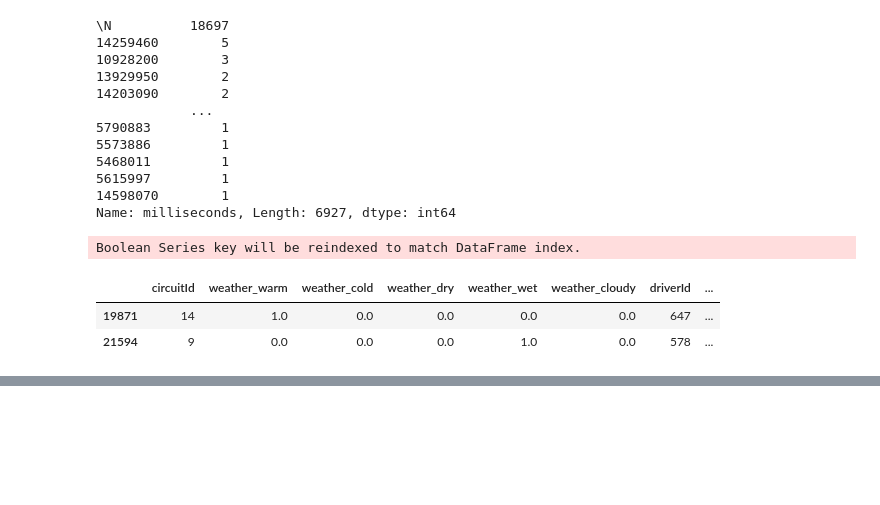
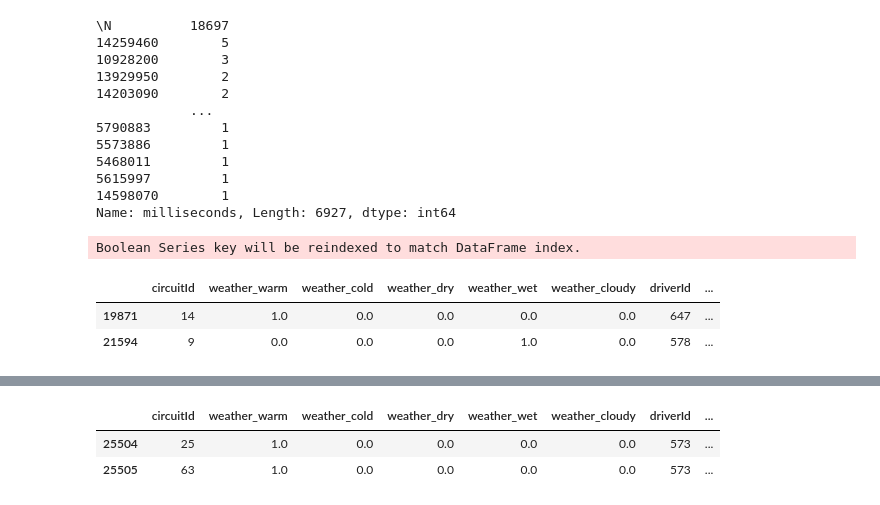
Before and after one commit to Nipun-Gupta26/ML-Project, a Jupyter notebook: preprocessing.ipynb, the cells around one changed output, grey strips where cells are left out. Saved outputs shown, nothing was run; the diff lists cells and outputs as text; code cells hidden in the pictures; blank space fills up the shorter version.

```diff
--- a/preprocessing.ipynb
+++ b/preprocessing.ipynb
@@ -172,0 +185,6 @@ Boolean Series key will be reindexed to match DataFrame index.
+# %%
+df_after_dropping[df['driver_nationality']=='Argentine-Italian']
+# %% [output]
+|  | circuitId | weather_warm | weather_cold | weather_dry | weather_wet | weather_cloudy | driverId | ... |
+| 25504 | 25 | 1.0 | 0.0 | 0.0 | 0.0 | 0.0 | 573 | ... |
+| 25505 | 63 | 1.0 | 0.0 | 0.0 | 0.0 | 0.0 | 573 | ... |
```
Also changed, not shown: parts of 3 cells of this notebook, 1 other file.
